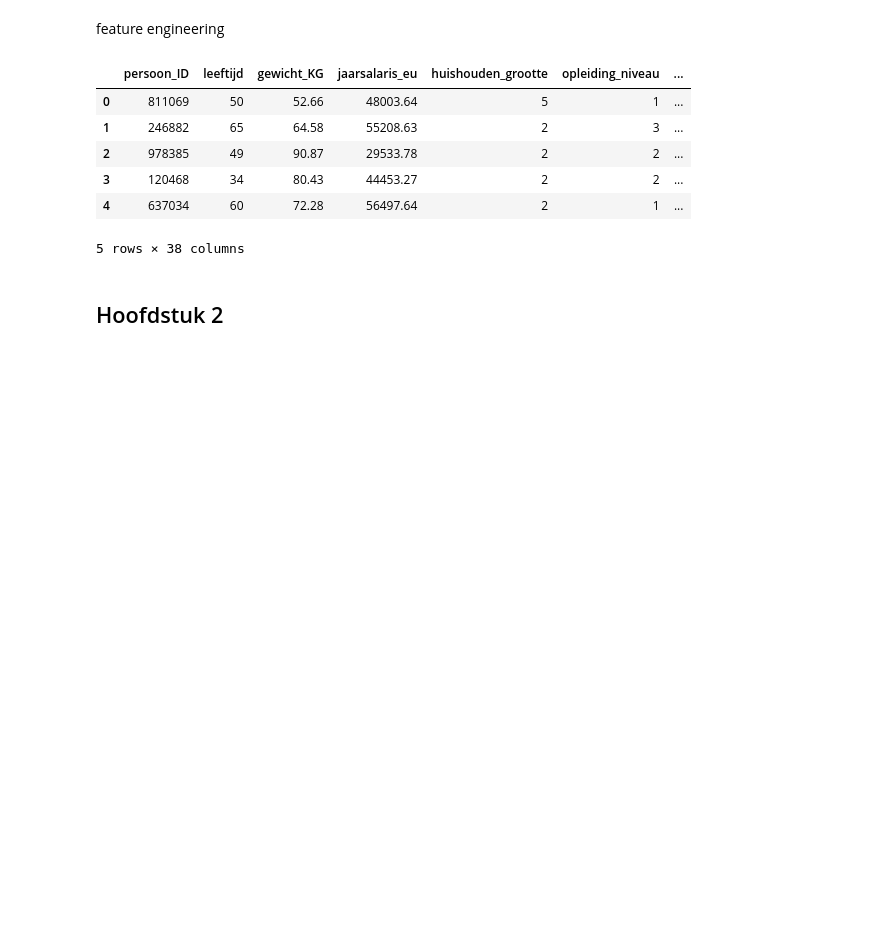
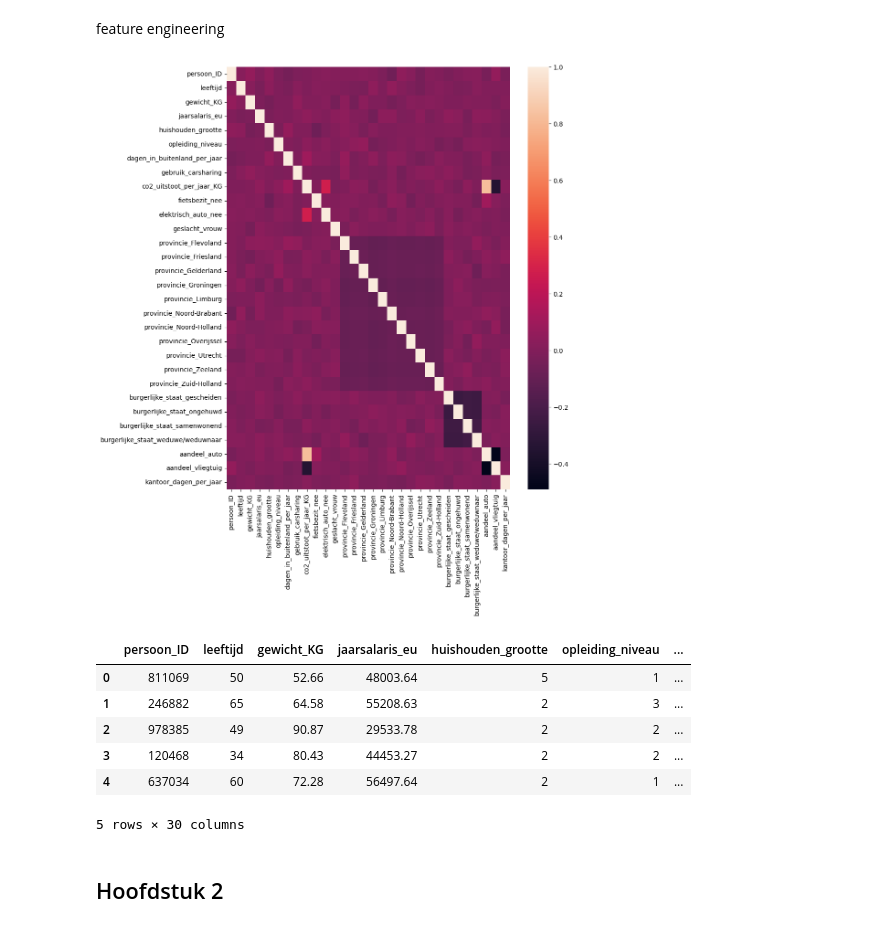
Before and after one commit to svenkr-6/Wiskunde_II_Portfolio, a Jupyter notebook: Wiskunde_II_Portfolio.ipynb, the cells around one changed output. Cells and saved outputs as stored; diff of their text form; code cells hidden in the pictures; blank space fills up the shorter version.

```diff
--- a/Wiskunde_II_Portfolio.ipynb
+++ b/Wiskunde_II_Portfolio.ipynb
@@ -176,9 +176,25 @@ df_transformed['km_totaal'] = df_transformed['km_auto_per_jaar'] + df_transforme
 df_transformed['aandeel_auto'] = df_transformed['km_auto_per_jaar'] / df_transformed['km_totaal']
 df_transformed['aandeel_vliegtuig'] = df_transformed['km_vliegtuig_per_jaar'] / df_transformed['km_totaal']
 
+df_transformed = df_transformed.drop('km_totaal', axis=1)
+
 df_transformed['kantoor_dagen_per_jaar'] = df_transformed['dagen_kantoorwerken_per_week_pro_rato'] * 52
-
-df_transformed['hoog_uitstoot_gedrag'] = df_transformed['km_auto_per_jaar'] + df_transformed['km_vliegtuig_per_jaar'] * 3
+# %%
+
+
+raw_eng_cols = ['km_auto_per_jaar', 'km_fiets_per_jaar', 'km_ov_per_jaar', 'km_vliegtuig_per_jaar', 'dagen_kantoorwerken_per_week_pro_rato']
+
+df_transformed = df_transformed.drop(raw_eng_cols, axis=1)
+
+df_transformed = df_transformed.drop('autobezit_nee', axis=1)
+# %%
+plt.figure(figsize=(10, 12))
+
+sns.heatmap(df_transformed.corr(method='spearman'))
+
+plt.show()
+# %% [output]
+[figure, added]
 # %%
 df_transformed.head()
 # %% [output]
@@ -188,7 +204,7 @@ df_transformed.head()
 | 2 | 978385 | 49 | 90.87 | 29533.78 | 2 | 2 | ... |
 | 3 | 120468 | 34 | 80.43 | 44453.27 | 2 | 2 | ... |
 | 4 | 637034 | 60 | 72.28 | 56497.64 | 2 | 1 | ... |
-5 rows × 38 columns
+5 rows × 30 columns
 # %% [markdown]
 ## Hoofdstuk 2
 # %% [markdown]
```
Also changed, not shown: parts of 2 cells of this notebook.
